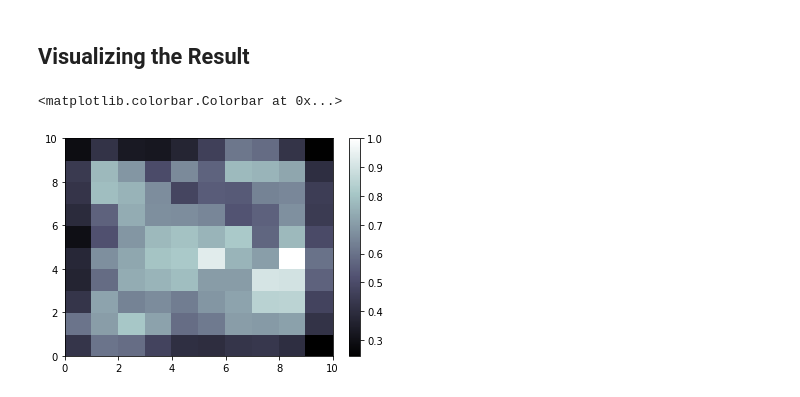
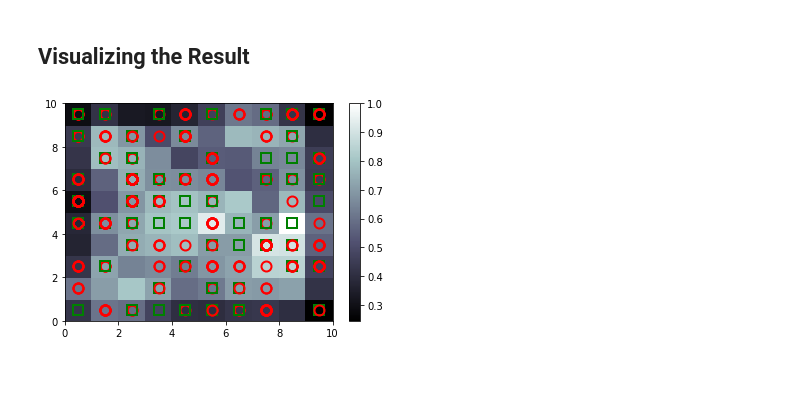
Before and after one commit to yukti845/Neural-Networks, a Jupyter notebook: Self_Organizing_Map.ipynb, the cells around one changed output. Saved outputs shown, nothing was run; the diff lists cells and outputs as text; code cells hidden in the pictures.

```diff
--- a/Self_Organizing_Map.ipynb
+++ b/Self_Organizing_Map.ipynb
@@ -46,10 +46,22 @@ som.train_random(data=x, num_iteration=100)
 ## Visualizing the Result
 # %%
 from pylab import pcolor, bone, plot, show, colorbar
-# %%
-bone()
-pcolor(som.distance_map().T)
-colorbar()
-# %% [output]
-<matplotlib.colorbar.Colorbar at 0x...>
-[figure, removed]
+# %%
+bone()
+pcolor(som.distance_map().T)
+colorbar()
+markers = ['o', 's']
+colors = ['r', 'g']
+for i, j in enumerate(x):
+  w = som.winner(j)
+  plot(w[0] + 0.5,
+       w[1] + 0.5,
+       markers[y[i]],
+       markeredgecolor = colors[y[i]],
+       markerfacecolor = 'None',
+       markersize = 10,
+       markeredgewidth = 2)
+
+show()
+# %% [output]
+[figure, added]
```
Also changed, not shown: parts of 1 cell of this notebook.
